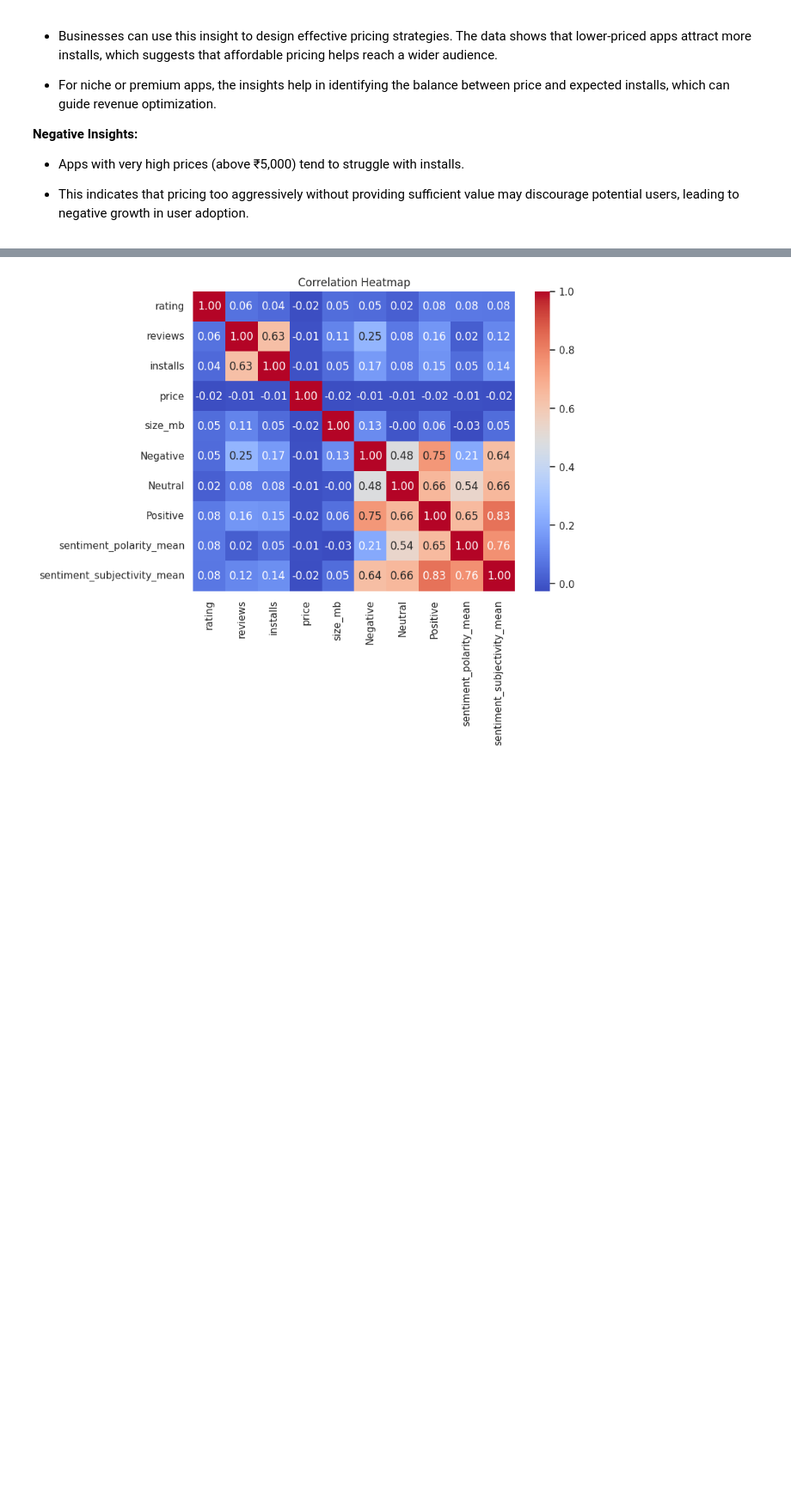
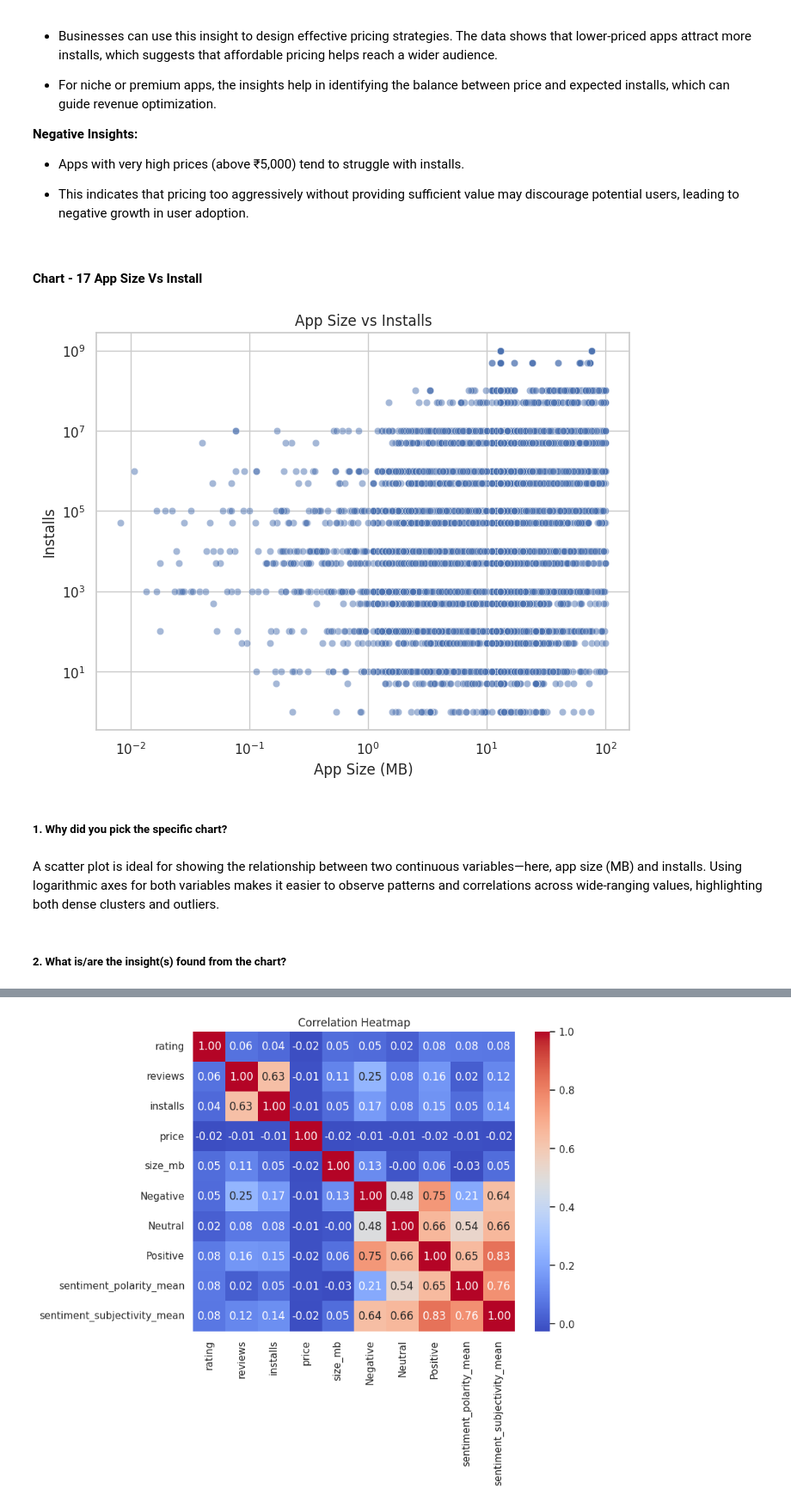
Before and after one commit to Sagarjain93/Google-Playstore-Reviews, a Jupyter notebook: Google_Playstore_App_Review_.ipynb, the cells around one changed output, grey strips where cells are left out. Shown at 86% size. Drawn from its saved outputs; the diff is of its cells as text; code cells hidden in the pictures; blank space fills up the shorter version.

```diff
--- a/Google_Playstore_App_Review_.ipynb
+++ b/Google_Playstore_App_Review_.ipynb
@@ -1526,3 +1518,23 @@ Are there any insights that lead to negative growth? Justify with specific reaso
 *  Apps with very high prices (above ₹5,000) tend to struggle with installs.
 
 *  This indicates that pricing too aggressively without providing sufficient value may discourage potential users, leading to negative growth in user adoption.
+# %% [markdown]
+#### Chart - 17 App Size Vs Install
+# %%
+# Chart - 17 visualization code
+plt.figure(figsize=(8,6))
+sns.scatterplot(data=df_merged, x="size_mb", y="installs", alpha=0.5)
+plt.xscale("log")
+plt.yscale("log")
+plt.xlabel("App Size (MB)")
+plt.ylabel("Installs")
+plt.title("App Size vs Installs")
+plt.show()
+# %% [output]
+[figure, added]
+# %% [markdown]
+##### 1. Why did you pick the specific chart?
+# %% [markdown]
+A scatter plot is ideal for showing the relationship between two continuous variables—here, app size (MB) and installs. Using logarithmic axes for both variables makes it easier to observe patterns and correlations across wide-ranging values, highlighting both dense clusters and outliers.
+# %% [markdown]
+##### 2. What is/are the insight(s) found from the chart?
```
Also changed, not shown: parts of 71 cells of this notebook.
